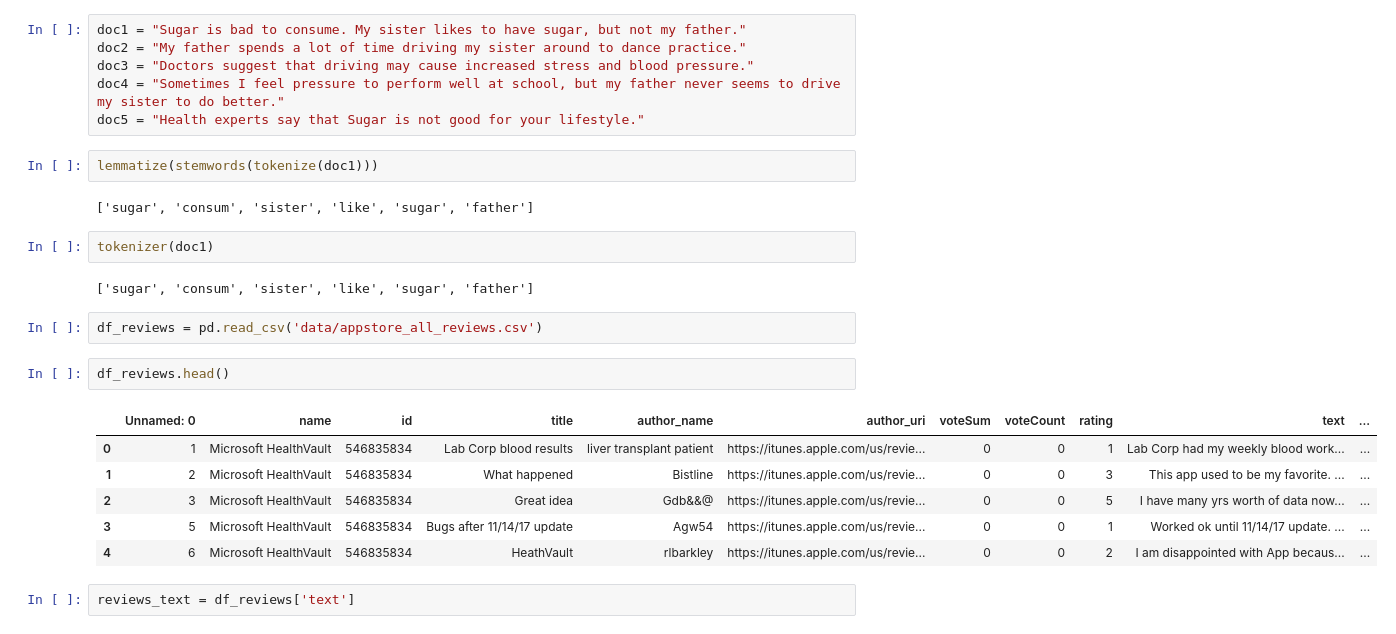
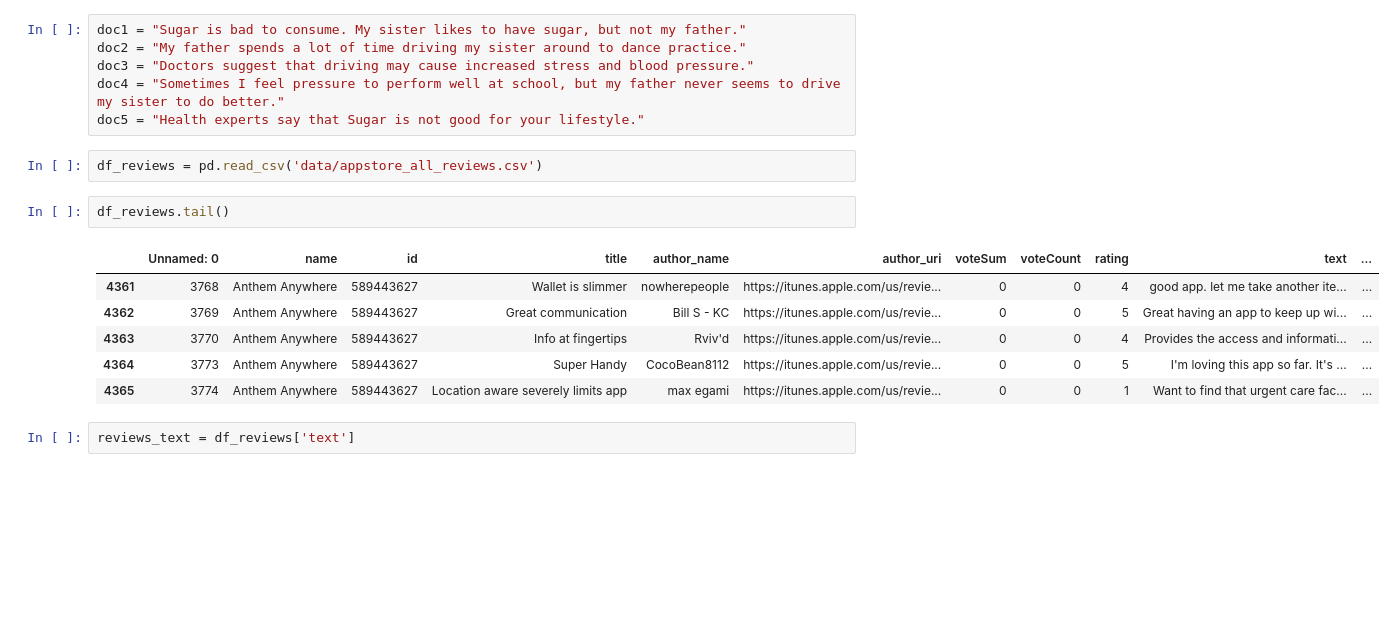
Before and after one commit to mashamasha/UHC, a Jupyter notebook: cleaning_reviews_masha.ipynb, the cells around one changed output. Saved outputs shown, nothing was run; the diff lists cells and outputs as text; blank space fills up the shorter version.

```diff
--- a/cleaning_reviews_masha.ipynb
+++ b/cleaning_reviews_masha.ipynb
@@ -88,25 +88,17 @@ doc2 = "My father spends a lot of time driving my sister around to dance practic
 doc3 = "Doctors suggest that driving may cause increased stress and blood pressure."
 doc4 = "Sometimes I feel pressure to perform well at school, but my father never seems to drive my sister to do better."
 doc5 = "Health experts say that Sugar is not good for your lifestyle."
-# %%
-lemmatize(stemwords(tokenize(doc1)))
-# %% [output]
-['sugar', 'consum', 'sister', 'like', 'sugar', 'father']
-# %%
-tokenizer(doc1)
-# %% [output]
-['sugar', 'consum', 'sister', 'like', 'sugar', 'father']
 # %%
 df_reviews = pd.read_csv('data/appstore_all_reviews.csv')
 # %%
-df_reviews.head()
+df_reviews.tail()
 # %% [output]
 |  | Unnamed: 0 | name | id | title | author_name | author_uri | voteSum | voteCount | rating | text | ... |
-| 0 | 1 | Microsoft HealthVault | 546835834 | Lab Corp blood results | liver transplant patient | https://itunes.apple.com/us/revie... | 0 | 0 | 1 | Lab Corp had my weekly blood work... | ... |
-| 1 | 2 | Microsoft HealthVault | 546835834 | What happened | Bistline | https://itunes.apple.com/us/revie... | 0 | 0 | 3 | This app used to be my favorite. ... | ... |
-| 2 | 3 | Microsoft HealthVault | 546835834 | Great idea | Gdb&&@ | https://itunes.apple.com/us/revie... | 0 | 0 | 5 | I have many yrs worth of data now... | ... |
-| 3 | 5 | Microsoft HealthVault | 546835834 | Bugs after 11/14/17 update | Agw54 | https://itunes.apple.com/us/revie... | 0 | 0 | 1 | Worked ok until 11/14/17 update. ... | ... |
-| 4 | 6 | Microsoft HealthVault | 546835834 | HeathVault | rlbarkley | https://itunes.apple.com/us/revie... | 0 | 0 | 2 | I am disappointed with App becaus... | ... |
+| 4361 | 3768 | Anthem Anywhere | 589443627 | Wallet is slimmer | nowherepeople | https://itunes.apple.com/us/revie... | 0 | 0 | 4 | good app. let me take another ite... | ... |
+| 4362 | 3769 | Anthem Anywhere | 589443627 | Great communication | Bill S - KC | https://itunes.apple.com/us/revie... | 0 | 0 | 5 | Great having an app to keep up wi... | ... |
+| 4363 | 3770 | Anthem Anywhere | 589443627 | Info at fingertips | Rviv'd | https://itunes.apple.com/us/revie... | 0 | 0 | 4 | Provides the access and informati... | ... |
+| 4364 | 3773 | Anthem Anywhere | 589443627 | Super Handy | CocoBean8112 | https://itunes.apple.com/us/revie... | 0 | 0 | 5 | I'm loving this app so far. It's ... | ... |
+| 4365 | 3774 | Anthem Anywhere | 589443627 | Location aware severely limits app | max egami | https://itunes.apple.com/us/revie... | 0 | 0 | 1 | Want to find that urgent care fac... | ... |
 # %%
 reviews_text = df_reviews['text']
 # %%
```
Also changed, not shown: parts of 16 cells of this notebook, 2 other files.
